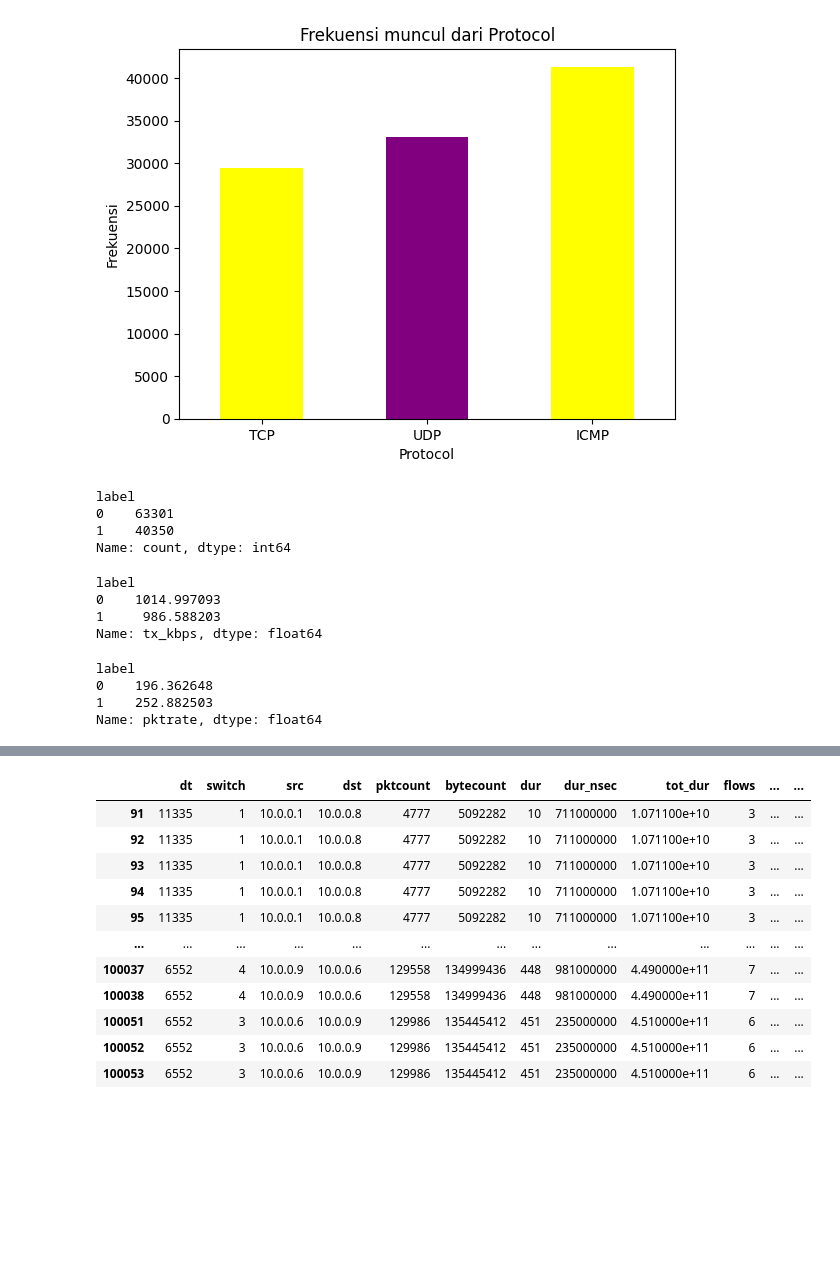
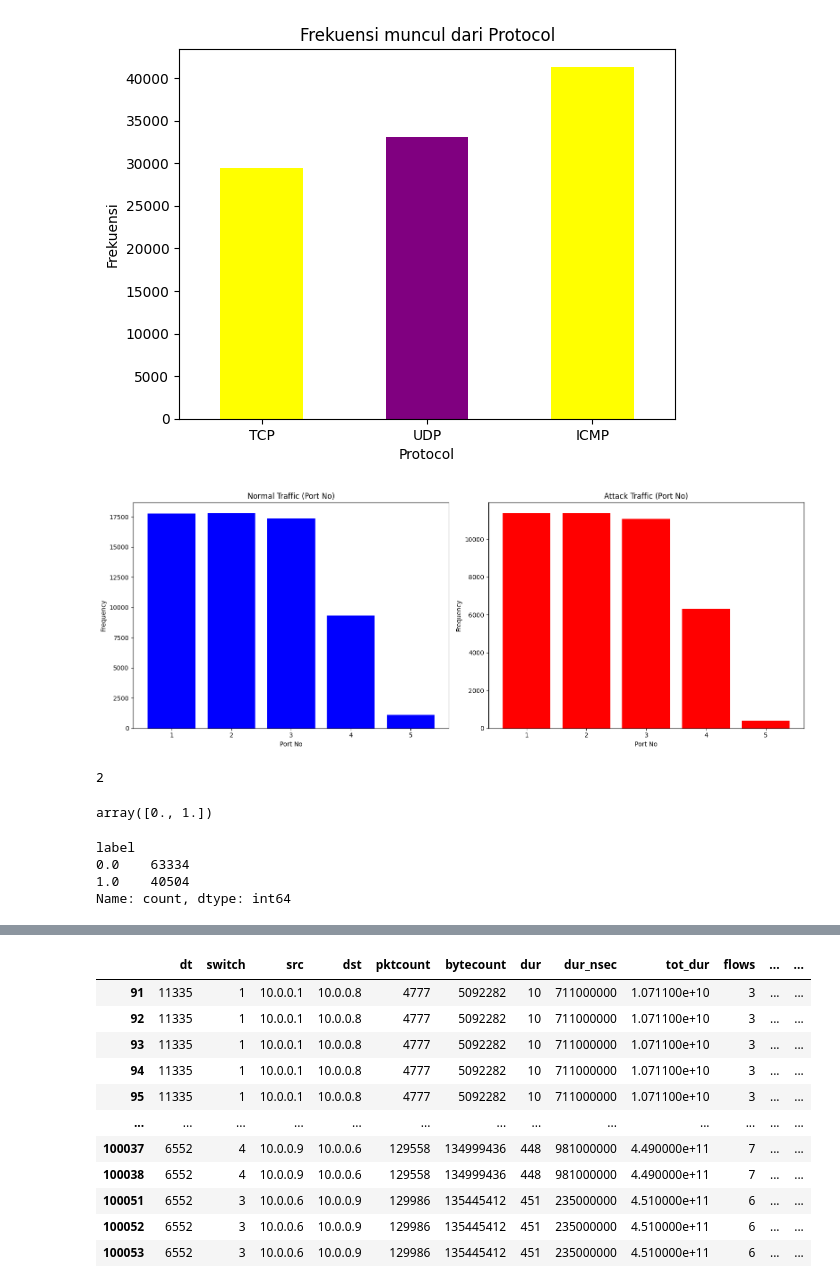
Before and after one commit to andiubaid09/Exploratory-Data-Analysis, a Jupyter notebook: Network Flow IoT/eda_network-flow.ipynb, the cells around one changed output, grey strips where cells are left out. Saved outputs shown, nothing was run; the diff lists cells and outputs as text; code cells hidden in the pictures; blank space fills up the shorter version.

```diff
--- a/Network Flow IoT/eda_network-flow.ipynb
+++ b/Network Flow IoT/eda_network-flow.ipynb
@@ -306,27 +335,47 @@ plt.xticks(rotation=0)
 plt.show()
 # %% [output]
 [figure]
+# %%
+plt.figure(figsize=(16, 6))
+
+# Subplot 1: Normal
+plt.subplot(1, 2, 1)
+plt.bar(
+    df[df['label'] == 0]['port_no'].value_counts().index,
+    df[df['label'] == 0]['port_no'].value_counts().values,
+    color='blue'
+)
+plt.title('Normal Traffic (Port No)')
+plt.xlabel('Port No')
+plt.ylabel('Frequency')
+
+# Subplot 2: Attack
+plt.subplot(1, 2, 2)
+plt.bar(
+    df[df['label'] == 1]['port_no'].value_counts().index,
+    df[df['label'] == 1]['port_no'].value_counts().values,
+    color='red'
+)
+plt.title('Attack Traffic (Port No)')
+plt.xlabel('Port No')
+plt.ylabel('Frequency')
+
+plt.tight_layout()
+plt.show()
+# %% [output]
+[figure, added]
 # %%
-# Distribusi label
-df['label'].value_counts()
+df['label'].nunique()
 # %% [output]
-label
-0    63301
-1    40350
-Name: count, dtype: int64
+2
 # %%
-# Rata-rata tx_kbps normal vs attack
-df.groupby('label')['tx_kbps'].mean()
+df['label'].unique()
 # %% [output]
-label
-0    1014.997093
-1     986.588203
-Name: tx_kbps, dtype: float64
+array([0., 1.])
 # %%
-# Rata-rata pktrate normal vs attack pada label
-df.groupby('label')['pktrate'].mean()
+df['label'].value_counts()
 # %% [output]
 label
-0    196.362648
-1    252.882503
-Name: pktrate, dtype: float64
+0.0    63334
+1.0    40504
+Name: count, dtype: int64
```
Also changed, not shown: parts of 6 cells of this notebook.
